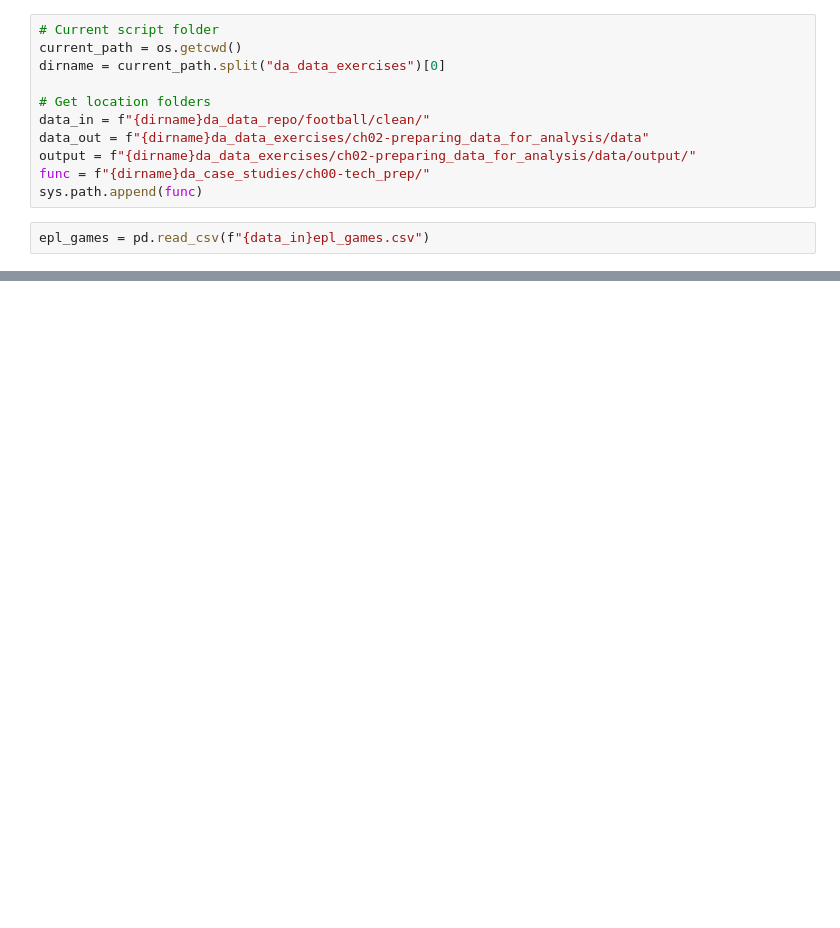
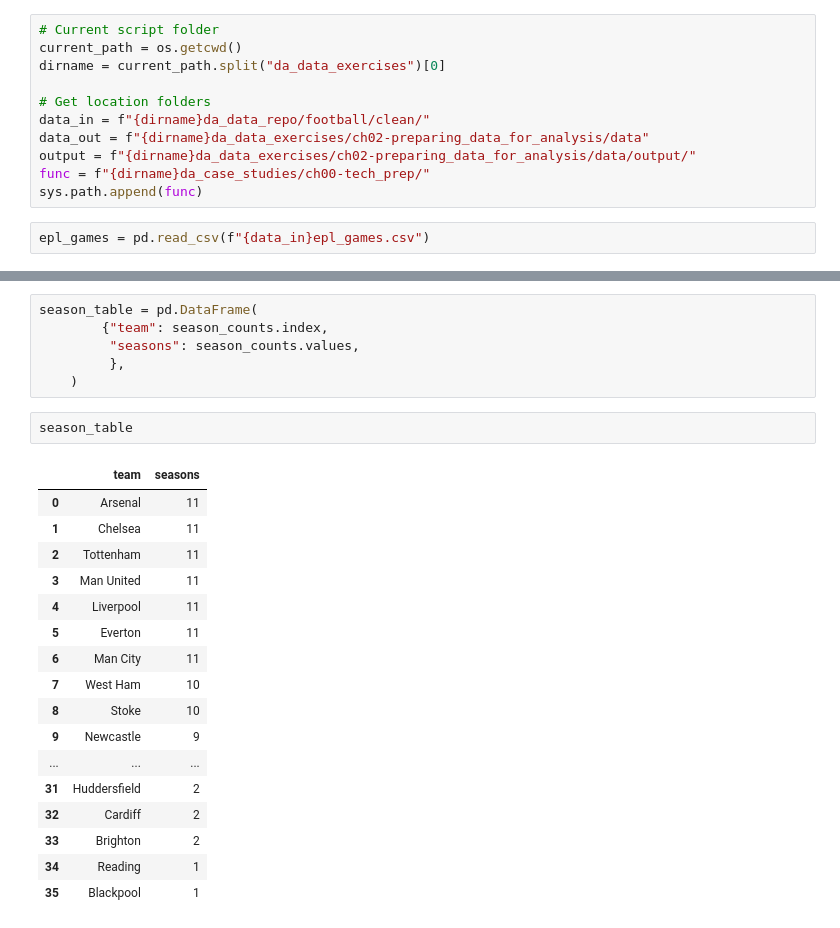
Before and after one commit to felipesebben/bk_data_analysis_studies, a Jupyter notebook: da_data_exercises/ch02-preparing_data_for_analysis/05-football.ipynb, the cells around one changed output, grey strips where cells are left out. Saved outputs shown, nothing was run; the diff lists cells and outputs as text; blank space fills up the shorter version.

```diff
--- a/da_data_exercises/ch02-preparing_data_for_analysis/05-football.ipynb
+++ b/da_data_exercises/ch02-preparing_data_for_analysis/05-football.ipynb
@@ -47,0 +90,26 @@ epl_games.sort_values(["team_home"])
+# %%
+season_table = pd.DataFrame(
+        {"team": season_counts.index,
+         "seasons": season_counts.values,
+         },
+    )
+# %%
+season_table
+# %% [output]
+|  | team | seasons |
+| 0 | Arsenal | 11 |
+| 1 | Chelsea | 11 |
+| 2 | Tottenham | 11 |
+| 3 | Man United | 11 |
+| 4 | Liverpool | 11 |
+| 5 | Everton | 11 |
+| 6 | Man City | 11 |
+| 7 | West Ham | 10 |
+| 8 | Stoke | 10 |
+| 9 | Newcastle | 9 |
+| ... | ... | ... |
+| 31 | Huddersfield | 2 |
+| 32 | Cardiff | 2 |
+| 33 | Brighton | 2 |
+| 34 | Reading | 1 |
+| 35 | Blackpool | 1 |
```
Also changed, not shown: parts of 12 cells of this notebook.
